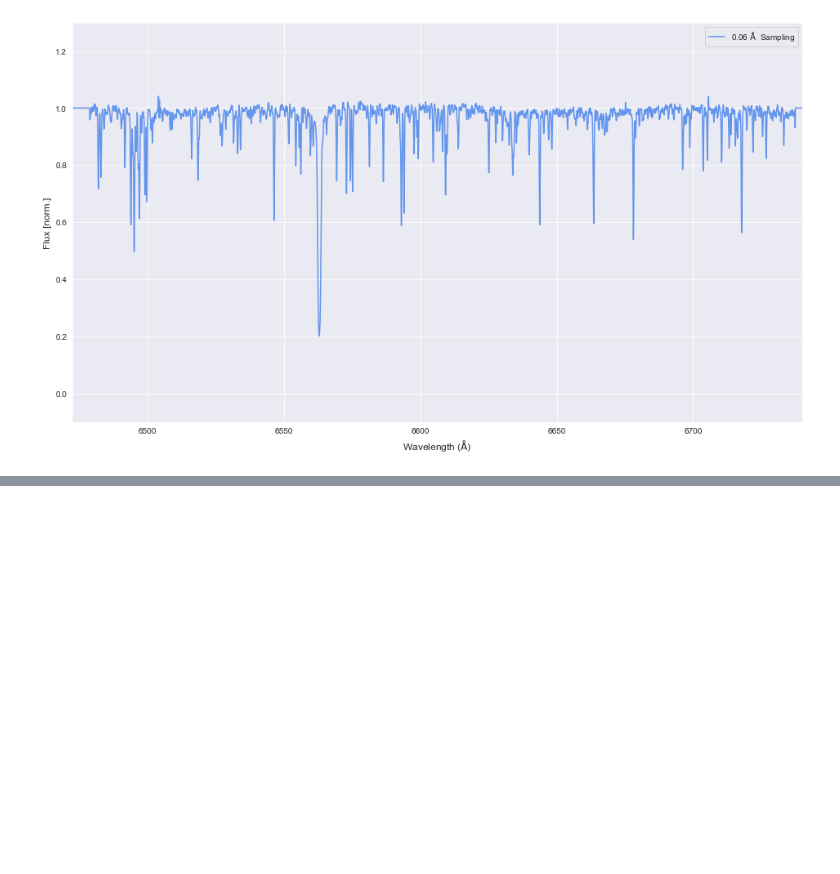
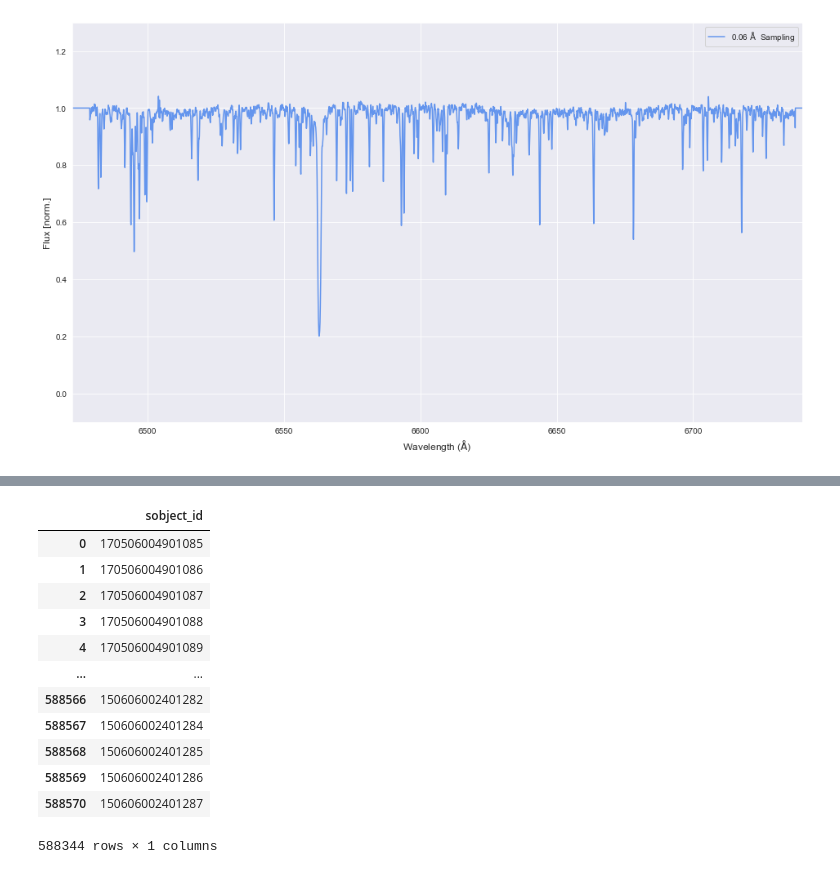
Before and after one commit to PravNJ/galah-file-read-test, a Jupyter notebook: resample-galah-spectra.ipynb, the cells around one changed output, grey strips where cells are left out. Saved outputs shown, nothing was run; the diff lists cells and outputs as text; code cells hidden in the pictures; blank space fills up the shorter version.

```diff
--- a/resample-galah-spectra.ipynb
+++ b/resample-galah-spectra.ipynb
@@ -138,0 +160,2 @@ plt.show()
+# %%
+df_missing.columns = ['sobject_id']
@@ -138,0 +189,20 @@ plt.show()
+# %%
+df_temp = pd.merge(df_full, df_missing, how='outer', indicator=True)
+# %%
+df_final_sobject_ids = df_temp.loc[df_temp['_merge'] == "left_only"]
+# %%
+df_final_sobject_ids.drop(["Unnamed: 0","_merge"], axis=1)
+# %% [output]
+|  | sobject_id |
+| 0 | 170506004901085 |
+| 1 | 170506004901086 |
+| 2 | 170506004901087 |
+| 3 | 170506004901088 |
+| 4 | 170506004901089 |
+| ... | ... |
+| 588566 | 150606002401282 |
+| 588567 | 150606002401284 |
+| 588568 | 150606002401285 |
+| 588569 | 150606002401286 |
+| 588570 | 150606002401287 |
+588344 rows × 1 columns
```
Also changed, not shown: parts of 12 cells of this notebook, 1 other file.
